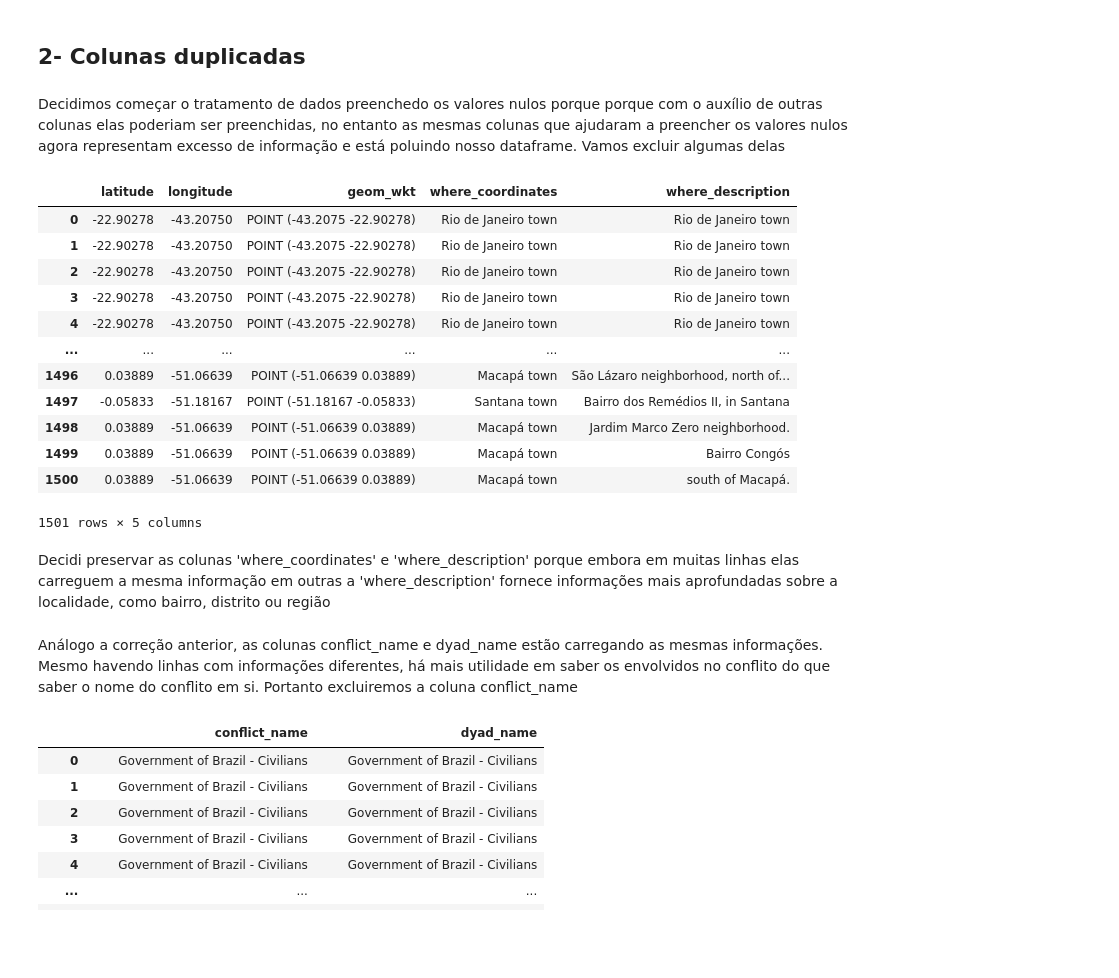
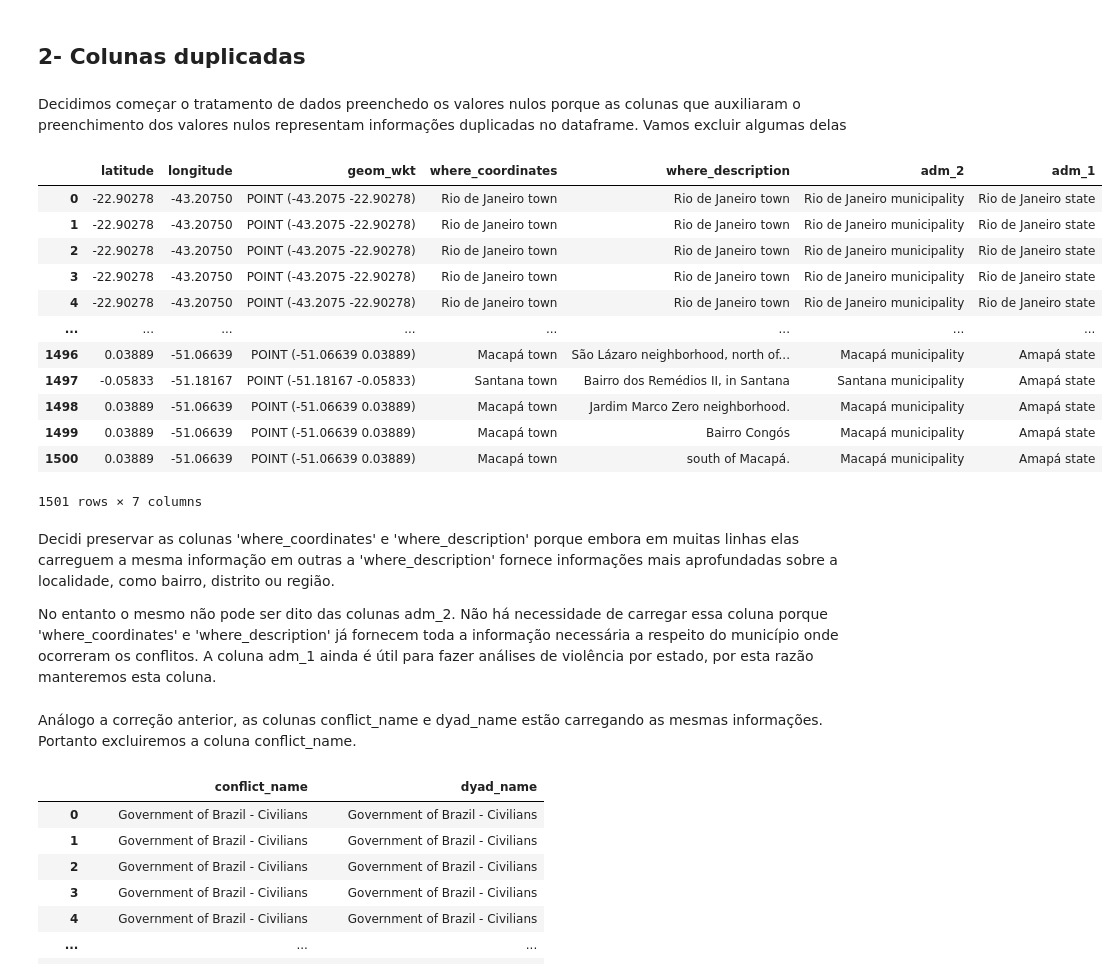
Before and after one commit to AlvaroSampaio/Brazilian-Lethal-violence, a Jupyter notebook: 01EDA.ipynb, the cells around one changed output. Cells and saved outputs as stored; diff of their text form; code cells hidden in the pictures; blank space fills up the shorter version.

Commit message:
Encerrando o processo de de correção de inconsistências e salvando as alterações feitas em dois dataframes diferentes

```diff
--- a/01EDA.ipynb
+++ b/01EDA.ipynb
@@ -265,24 +264,26 @@ A coluna 'source_original' possui 7 valores nulos, no entanto não conseguimos e
 # %% [markdown]
 ## 2- Colunas duplicadas
 # %% [markdown]
-Decidimos começar o tratamento de dados preenchedo os valores nulos porque porque com o auxílio de outras colunas elas poderiam ser preenchidas, no entanto as mesmas colunas que ajudaram a preencher os valores nulos agora representam excesso de informação e está poluindo nosso dataframe. Vamos excluir algumas delas
+Decidimos começar o tratamento de dados preenchedo os valores nulos porque as colunas que auxiliaram o preenchimento dos valores nulos representam informações duplicadas no dataframe. Vamos excluir algumas delas
 # %%
-df[['latitude','longitude','geom_wkt', 'where_coordinates','where_description']]
+df[['latitude','longitude','geom_wkt', 'where_coordinates','where_description','adm_2','adm_1']]
 # %% [output]
-|  | latitude | longitude | geom_wkt | where_coordinates | where_description |
-| 0 | -22.90278 | -43.20750 | POINT (-43.2075 -22.90278) | Rio de Janeiro town | Rio de Janeiro town |
-| 1 | -22.90278 | -43.20750 | POINT (-43.2075 -22.90278) | Rio de Janeiro town | Rio de Janeiro town |
-| 2 | -22.90278 | -43.20750 | POINT (-43.2075 -22.90278) | Rio de Janeiro town | Rio de Janeiro town |
-| 3 | -22.90278 | -43.20750 | POINT (-43.2075 -22.90278) | Rio de Janeiro town | Rio de Janeiro town |
-| 4 | -22.90278 | -43.20750 | POINT (-43.2075 -22.90278) | Rio de Janeiro town | Rio de Janeiro town |
-| ... | ... | ... | ... | ... | ... |
-| 1496 | 0.03889 | -51.06639 | POINT (-51.06639 0.03889) | Macapá town | São Lázaro neighborhood, north of... |
-| 1497 | -0.05833 | -51.18167 | POINT (-51.18167 -0.05833) | Santana town | Bairro dos Remédios II, in Santana |
-| 1498 | 0.03889 | -51.06639 | POINT (-51.06639 0.03889) | Macapá town | Jardim Marco Zero neighborhood. |
-| 1499 | 0.03889 | -51.06639 | POINT (-51.06639 0.03889) | Macapá town | Bairro Congós |
-| 1500 | 0.03889 | -51.06639 | POINT (-51.06639 0.03889) | Macapá town | south of Macapá. |
+|  | latitude | longitude | geom_wkt | where_coordinates | where_description | adm_2 | adm_1 |
+| 0 | -22.90278 | -43.20750 | POINT (-43.2075 -22.90278) | Rio de Janeiro town | Rio de Janeiro town | Rio de Janeiro municipality | Rio de Janeiro state |
+| 1 | -22.90278 | -43.20750 | POINT (-43.2075 -22.90278) | Rio de Janeiro town | Rio de Janeiro town | Rio de Janeiro municipality | Rio de Janeiro state |
+| 2 | -22.90278 | -43.20750 | POINT (-43.2075 -22.90278) | Rio de Janeiro town | Rio de Janeiro town | Rio de Janeiro municipality | Rio de Janeiro state |
+| 3 | -22.90278 | -43.20750 | POINT (-43.2075 -22.90278) | Rio de Janeiro town | Rio de Janeiro town | Rio de Janeiro municipality | Rio de Janeiro state |
+| 4 | -22.90278 | -43.20750 | POINT (-43.2075 -22.90278) | Rio de Janeiro town | Rio de Janeiro town | Rio de Janeiro municipality | Rio de Janeiro state |
+| ... | ... | ... | ... | ... | ... | ... | ... |
+| 1496 | 0.03889 | -51.06639 | POINT (-51.06639 0.03889) | Macapá town | São Lázaro neighborhood, north of... | Macapá municipality | Amapá state |
+| 1497 | -0.05833 | -51.18167 | POINT (-51.18167 -0.05833) | Santana town | Bairro dos Remédios II, in Santana | Santana municipality | Amapá state |
+| 1498 | 0.03889 | -51.06639 | POINT (-51.06639 0.03889) | Macapá town | Jardim Marco Zero neighborhood. | Macapá municipality | Amapá state |
+| 1499 | 0.03889 | -51.06639 | POINT (-51.06639 0.03889) | Macapá town | Bairro Congós | Macapá municipality | Amapá state |
+| 1500 | 0.03889 | -51.06639 | POINT (-51.06639 0.03889) | Macapá town | south of Macapá. | Macapá municipality | Amapá state |
-1501 rows × 5 columns
+1501 rows × 7 columns
 # %%
 df = df.drop(columns=['latitude','longitude','geom_wkt'])
 # %% [markdown]
-Decidi preservar as colunas 'where_coordinates' e 'where_description' porque embora em muitas linhas elas carreguem a mesma informação em outras a 'where_description' fornece informações mais aprofundadas sobre a localidade, como bairro, distrito ou região
+Decidi preservar as colunas 'where_coordinates' e 'where_description' porque embora em muitas linhas elas carreguem a mesma informação em outras a 'where_description' fornece informações mais aprofundadas sobre a localidade, como bairro, distrito ou região.
+
+No entanto o mesmo não pode ser dito das colunas adm_2. Não há necessidade de carregar essa coluna porque 'where_coordinates' e 'where_description' já fornecem toda  a informação necessária a respeito do município onde ocorreram os conflitos. A coluna adm_1 ainda é útil para fazer análises de violência por estado, por esta razão manteremos esta coluna.
@@ -289,5 +292,5 @@ Decidi preservar as colunas 'where_coordinates' e 'where_description' porque emb
 # %% [markdown]
-Análogo a correção anterior, as colunas conflict_name e dyad_name estão carregando as mesmas informações. Mesmo havendo linhas com informações diferentes, há mais utilidade em saber os envolvidos no conflito do que saber o nome do conflito em si. Portanto excluiremos a coluna conflict_name
+Análogo a correção anterior, as colunas conflict_name e dyad_name estão carregando as mesmas informações. Portanto excluiremos a coluna conflict_name.
 # %%
 df[['conflict_name','dyad_name']]
 # %% [output]
```
Also changed, not shown: parts of 42 cells of this notebook, 2 other files.
